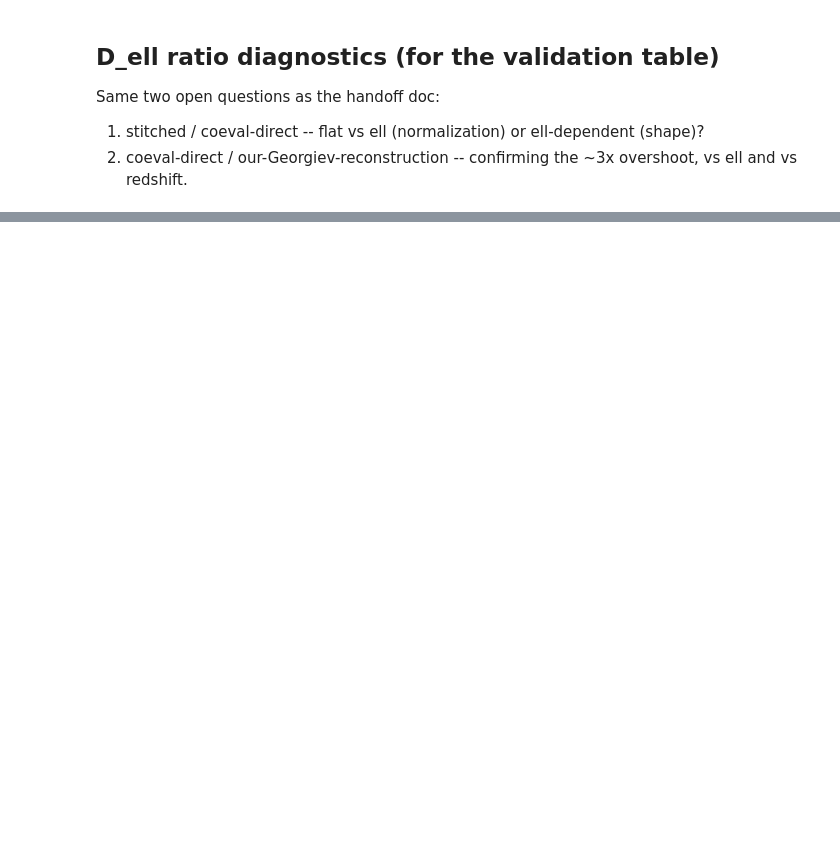
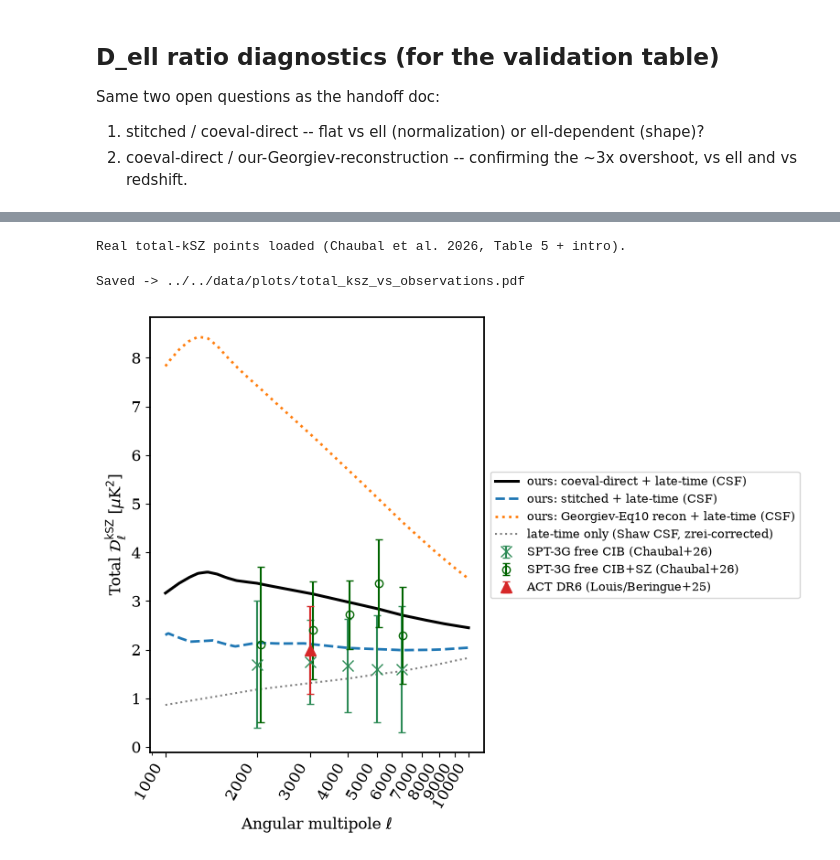
Before and after one commit to swanith01/ksz-pipeline, a Jupyter notebook: notebooks/exploratory/georgiev_comparison.ipynb, the cells around one changed output, grey strips where cells are left out. Cells and saved outputs as stored; diff of their text form; code cells hidden in the pictures; blank space fills up the shorter version.

```diff
--- a/notebooks/exploratory/georgiev_comparison.ipynb
+++ b/notebooks/exploratory/georgiev_comparison.ipynb
@@ -184,0 +262,56 @@ for i, z in enumerate(pee['z']):
+# %%
+# Chaubal et al. 2026, Table 5 -- total kSZ D_ell [uK^2], tabulated at select ell
+spt_ell = np.array([2000, 3000, 4000, 5000, 6000])
+spt_freeCIB_G15SZ_mean  = np.array([1.7, 1.75, 1.67, 1.6, 1.6])
+spt_freeCIB_G15SZ_sigma = np.array([1.3, 0.86, 0.96, 1.1, 1.3])
+spt_freeCIBSZ_mean  = np.array([2.1, 2.4, 2.72, 3.36, 2.3])
+spt_freeCIBSZ_sigma = np.array([1.6, 1.0, 0.70, 0.90, 1.0])
+
+# Single-ell=3000 points
+spt_agora_mean, spt_agora_sigma = 3.96, 0.82       # Chaubal Table 5, Agora templates
+act_dr6_mean,   act_dr6_sigma   = 2.0,  0.9        # Chaubal intro, citing Louis/Beringue 2025
+
+# Homogeneous-kSZ subtraction amplitude, Chaubal Eq 8.1: D_3000^hkSZ = 1.65*(sigma8/0.8)^4.46
+hkSZ_high = 1.84   # sigma8=0.812 (Planck), used for the "template" cases per Aggarwal's text
+hkSZ_low  = 0.85   # AGORA-simulation estimate (Omori 2024), used for the conservative case
+
+print("Real total-kSZ points loaded (Chaubal et al. 2026, Table 5 + intro).")
+# %% [output]
+Real total-kSZ points loaded (Chaubal et al. 2026, Table 5 + intro).
+# %%
+from matplotlib.ticker import NullFormatter
+
+late_interp = lambda ell: loglog_interp(ell, shaw_ell, shaw_CSF_corrected)
+
+ell_plot = np.geomspace(1000, 10000, 200)
+total_coeval_direct = loglog_interp(ell_plot, coeval['ell'], coeval['Dl']) + late_interp(ell_plot)
+total_stitched       = loglog_interp(ell_plot, stitched['ell'], stitched['Dl']) + late_interp(ell_plot)
+total_georgiev_recon = loglog_interp(ell_plot, georgiev_recon['ell'], georgiev_recon['Dl']) + late_interp(ell_plot)
+
+fig, ax = plt.subplots(figsize=(8, 6))
+ax.plot(ell_plot, total_coeval_direct, color='k', lw=2.2, label='ours: coeval-direct + late-time (CSF)')
+ax.plot(ell_plot, total_stitched, color='tab:blue', lw=2.0, ls='--', label='ours: stitched + late-time (CSF)')
+ax.plot(ell_plot, total_georgiev_recon, color='tab:orange', lw=2.0, ls=':', label='ours: Georgiev-Eq10 recon + late-time (CSF)')
+ax.plot(shaw_ell, shaw_CSF_corrected, color='gray', lw=1.5, ls=':', label='late-time only (Shaw CSF, zrei-corrected)')
+
+ax.errorbar(spt_ell, spt_freeCIB_G15SZ_mean, yerr=spt_freeCIB_G15SZ_sigma,
+            fmt='x', color='seagreen', markersize=8, capsize=3, label='SPT-3G free CIB (Chaubal+26)')
+ax.errorbar(spt_ell + 60, spt_freeCIBSZ_mean, yerr=spt_freeCIBSZ_sigma,
+            fmt='o', color='darkgreen', markersize=6, capsize=3, mfc='none', label='SPT-3G free CIB+SZ (Chaubal+26)')
+ax.errorbar([3000], [act_dr6_mean], yerr=[[act_dr6_sigma], [act_dr6_sigma]],
+            fmt='^', color='tab:red', markersize=9, capsize=3, label='ACT DR6 (Louis/Beringue+25)')
+
+ax.set_xscale('log')
+xticks = [1000, 2000, 3000, 4000, 5000, 6000, 7000, 8000, 9000, 10000]
+ax.set_xticks(xticks)
+ax.set_xticklabels([str(x) for x in xticks], rotation=60, ha='right')
+ax.xaxis.set_minor_formatter(NullFormatter())
+ax.set_xlabel(r"Angular multipole $\ell$")
+ax.set_ylabel(r"Total $\mathcal{D}_\ell^\mathrm{kSZ}$ [$\mu$K$^2$]")
+ax.legend(fontsize=9, loc='center left', bbox_to_anchor=(1.02, 0.5), borderaxespad=0)
+fig.tight_layout()
+fig.savefig(f"{PLOTS_DIR}/total_ksz_vs_observations.pdf", bbox_inches='tight')
+print(f"Saved -> {PLOTS_DIR}/total_ksz_vs_observations.pdf")
+# %% [output]
+Saved -> ../../data/plots/total_ksz_vs_observations.pdf
+[figure, added]
```
Also changed, not shown: parts of 11 cells of this notebook.
